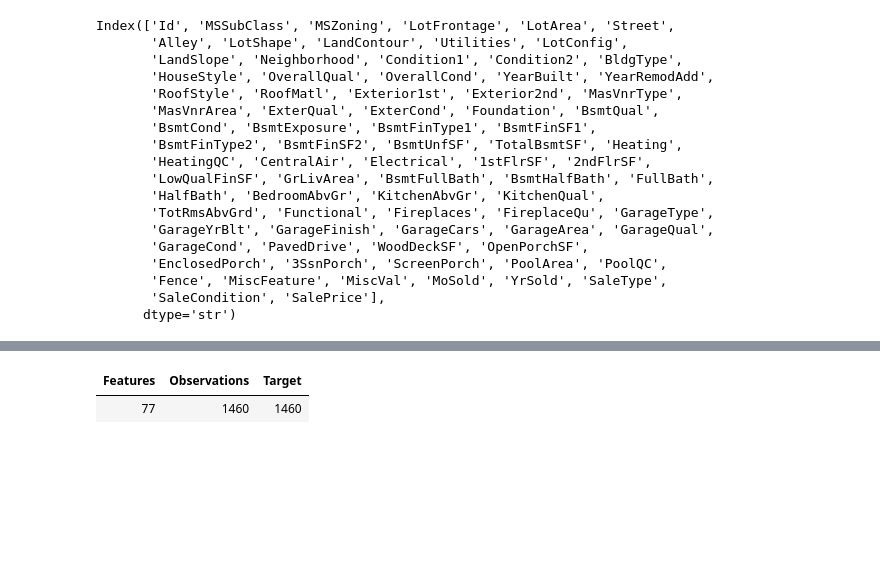
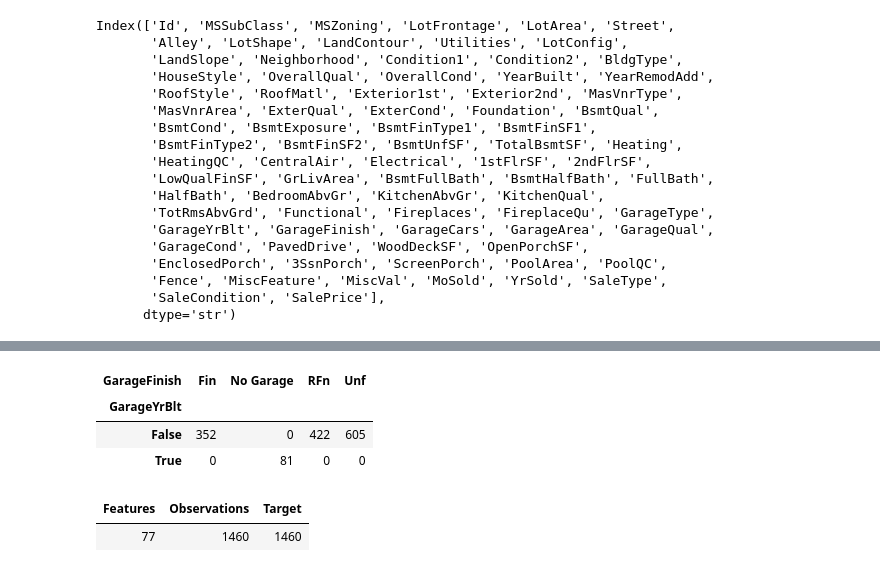
Before and after one commit to Rajneeshjas-ind/ML_Practice, a Jupyter notebook: ames-regression/01_ml_eda.ipynb, the cells around one changed output, grey strips where cells are left out. Saved outputs shown, nothing was run; the diff lists cells and outputs as text; code cells hidden in the pictures; blank space fills up the shorter version.

```diff
--- a/ames-regression/01_ml_eda.ipynb
+++ b/ames-regression/01_ml_eda.ipynb
@@ -159,3 +168,10 @@ Index(['Id', 'MSSubClass', 'MSZoning', 'LotFrontage', 'LotArea', 'Street',
+# %%
+pd.crosstab(df.GarageYrBlt.isna(),df.GarageFinish)
+# %% [output]
+| GarageFinish | Fin | No Garage | RFn | Unf |
+| GarageYrBlt |  |  |  |  |
+| False | 352 | 0 | 422 | 605 |
+| True | 0 | 81 | 0 | 0 |
 # %%
 y=df['SalePrice']
 X=df.drop(['SalePrice', 'SaleType', 'SaleCondition', 'Id'], axis=1)
```
Also changed, not shown: parts of 4 cells of this notebook, 1 other file.
